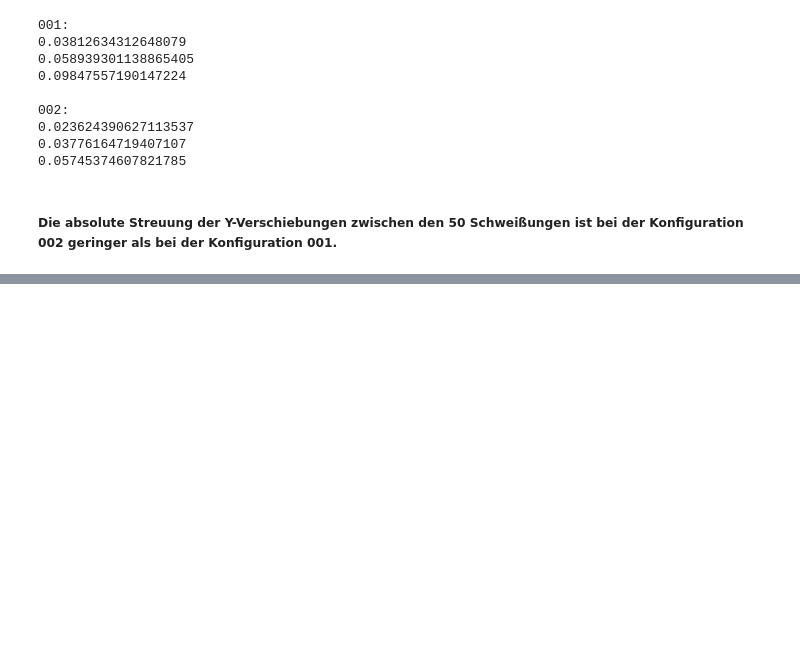
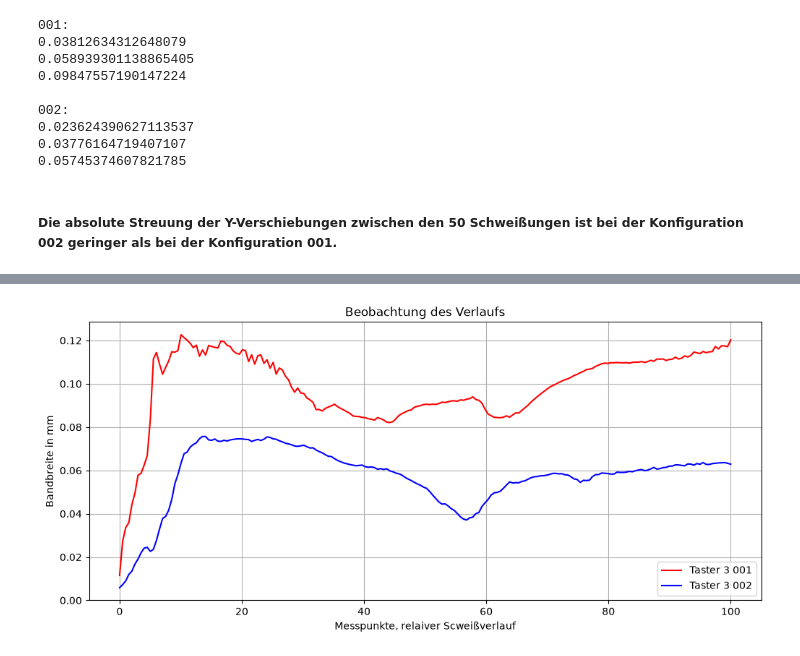
Before and after one commit to molnarkop04/industrial-ai-timeseries, a Jupyter notebook: projects/laser_welding_quality/notebooks/laserWelding.ipynb, the cells around one changed output, grey strips where cells are left out. Cells and saved outputs as stored; diff of their text form; code cells hidden in the pictures; blank space fills up the shorter version.

```diff
--- a/projects/laser_welding_quality/notebooks/laserWelding.ipynb
+++ b/projects/laser_welding_quality/notebooks/laserWelding.ipynb
@@ -801,0 +834,15 @@ print(taster3Bandbreite002.mean())
+# %%
+plt.figure( figsize = (12, 5))
+
+plt.plot(xAchse, taster3Bandbreite001, color = "red", label = "Taster 3 001")
+plt.plot(xAchse, taster3Bandbreite002, color = "blue", label = "Taster 3 002")
+
+plt.xlabel("Messpunkte, relaiver Scweißverlauf")
+plt.ylabel("Bandbreite in mm")
+plt.title("Beobachtung des Verlaufs")
+
+plt.legend()
+plt.grid()
+plt.show()
+# %% [output]
+[figure, added]
```
Also changed, not shown: parts of 4 cells of this notebook.
